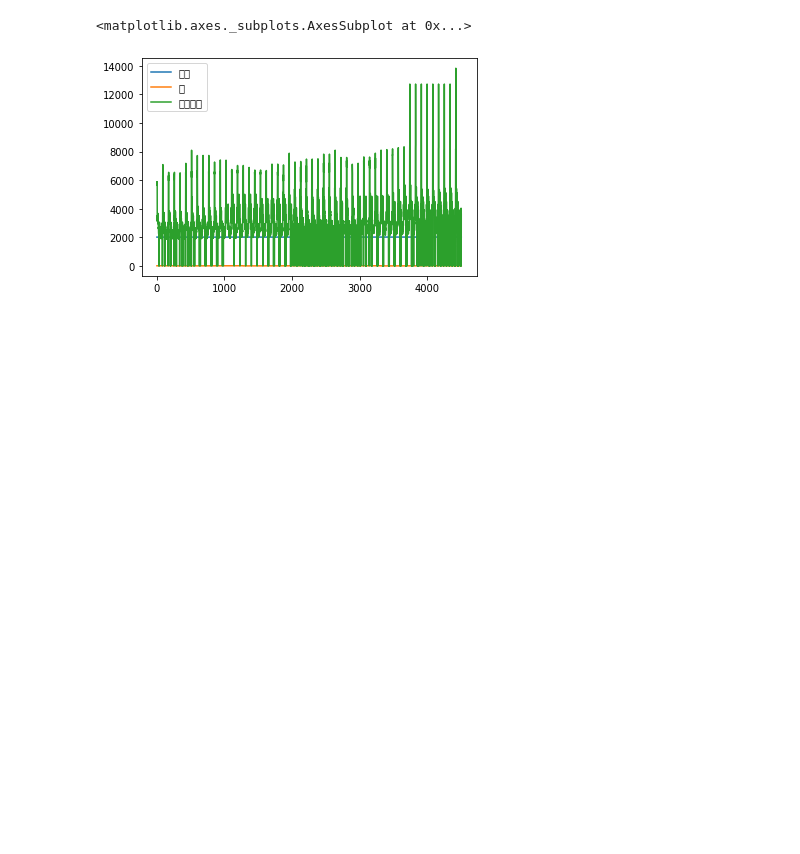
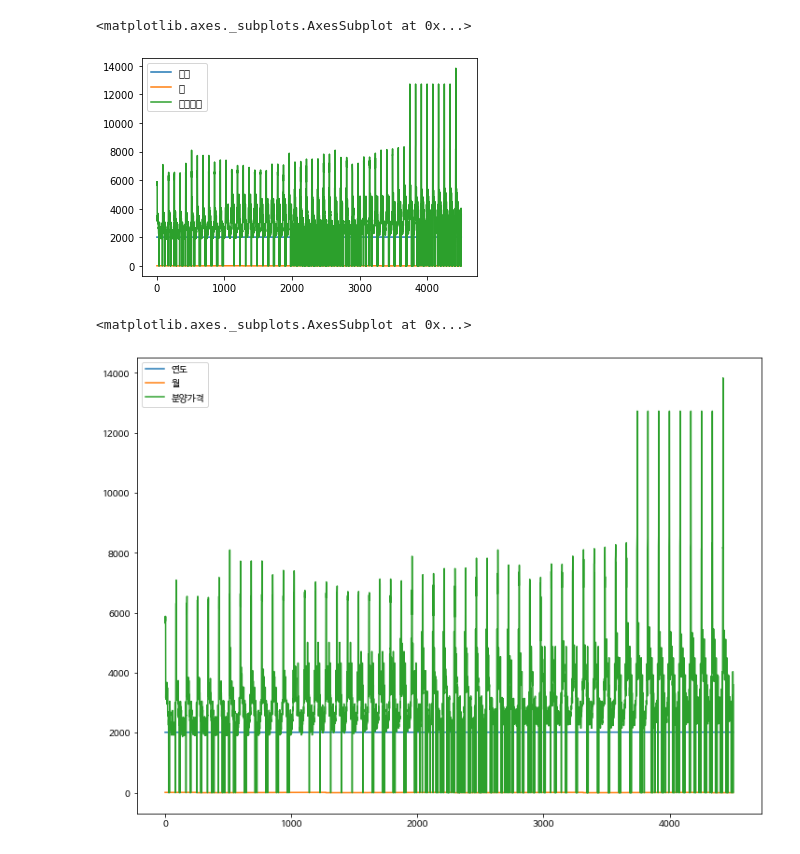
Before and after one commit to jeungsengho/python_6month, a Jupyter notebook: 4_matplotlib_모듈.ipynb, the cells around one changed output. Saved outputs shown, nothing was run; the diff lists cells and outputs as text; code cells hidden in the pictures; blank space fills up the shorter version.

```diff
--- a/4_matplotlib_모듈.ipynb
+++ b/4_matplotlib_모듈.ipynb
@@ -67,3 +67,10 @@ df.plot()
 # %% [output]
 <matplotlib.axes._subplots.AxesSubplot at 0x...>
 [figure]
+# %%
+plt.rc('font', family='NanumBarunGothic')
+# %%
+df.plot()
+# %% [output]
+<matplotlib.axes._subplots.AxesSubplot at 0x...>
+[figure, added]
```
Also changed, not shown: parts of 3 cells of this notebook.
